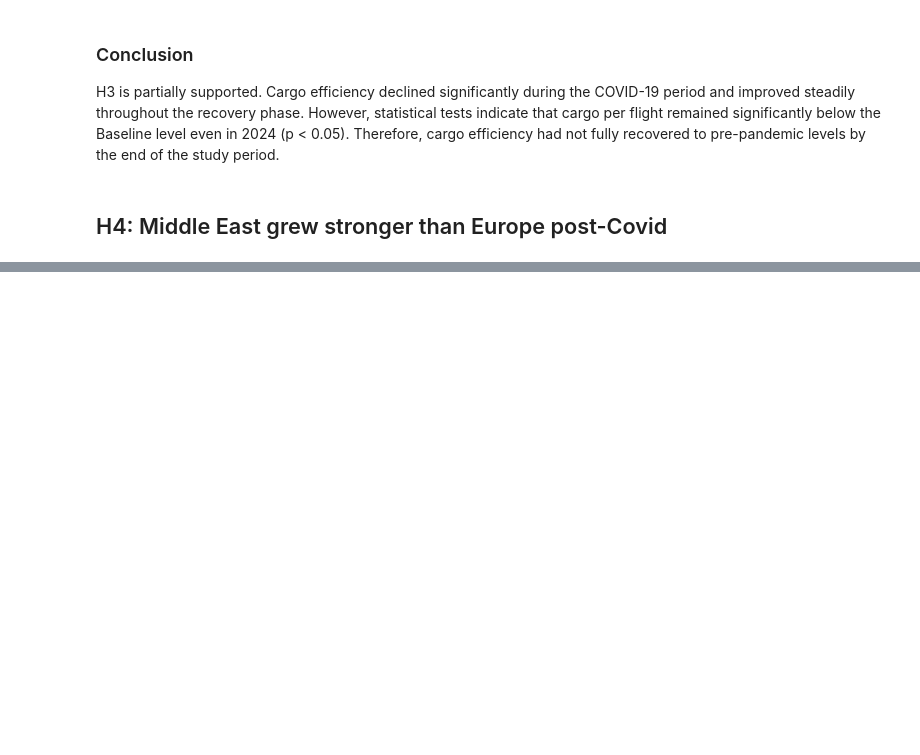
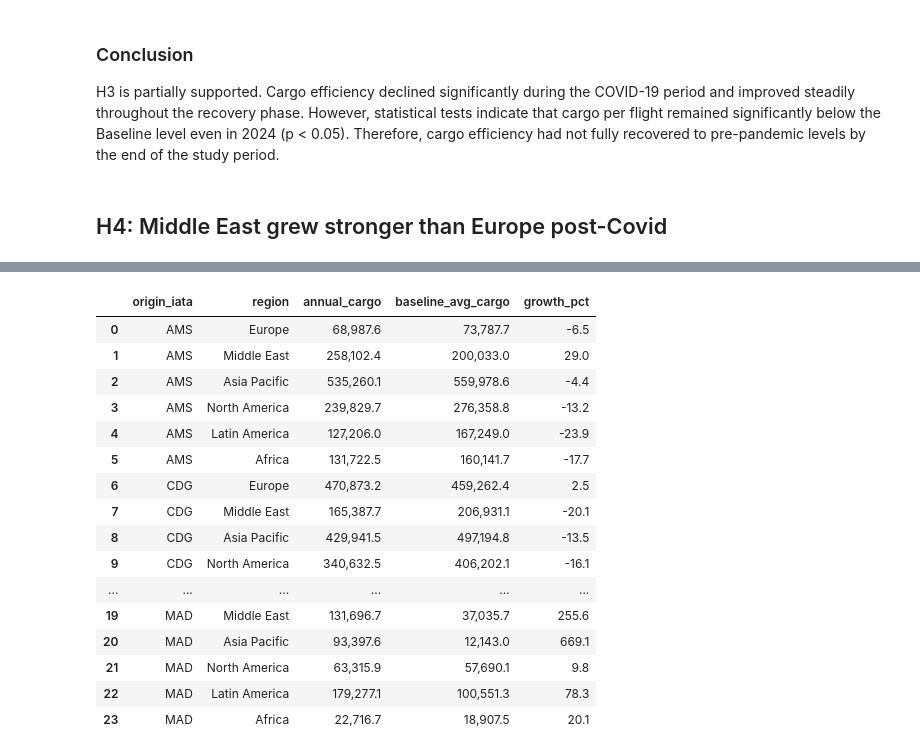
Before and after one commit to h-albrecht-ams/Capstone-Project, a Jupyter notebook: python/01_cargo_analysis.ipynb, the cells around one changed output, grey strips where cells are left out. Cells and saved outputs as stored; diff of their text form; code cells hidden in the pictures; blank space fills up the shorter version.

```diff
--- a/python/01_cargo_analysis.ipynb
+++ b/python/01_cargo_analysis.ipynb
@@ -2860,0 +2989,14 @@ H4
+# %%
+# Purpose:
+# Filters the dataset to include only the year 2024.
+
+h4_2024 = h4_recovery[h4_recovery["year"] == 2024].copy()
+# %%
+# Purpose:
+# Calculates the percentage growth in cargo volume for 2024 compared to the baseline average.
+
+h4_2024["growth_pct"] = (
+    (h4_2024["annual_cargo"] - h4_2024["baseline_avg_cargo"])
+    / h4_2024["baseline_avg_cargo"]
+    * 100
+)
@@ -2860,0 +3020,41 @@ H4
+# %%
+# Defines a custom region order for consistent tables and visualizations.
+region_order = [
+    "Europe",
+    "Middle East",
+    "Asia Pacific",
+    "North America",
+    "Latin America",
+    "Africa"
+]
+
+h4_2024["region"] = pd.Categorical(
+    h4_2024["region"],
+    categories=region_order,
+    ordered=True
+)
+
+h4_2024[
+    ["origin_iata", "region", "annual_cargo",
+     "baseline_avg_cargo", "growth_pct"]
+].sort_values(
+    by=["origin_iata", "region"]
+).reset_index(drop=True)
+# %% [output]
+|  | origin_iata | region | annual_cargo | baseline_avg_cargo | growth_pct |
+| 0 | AMS | Europe | 68,987.6 | 73,787.7 | -6.5 |
+| 1 | AMS | Middle East | 258,102.4 | 200,033.0 | 29.0 |
+| 2 | AMS | Asia Pacific | 535,260.1 | 559,978.6 | -4.4 |
+| 3 | AMS | North America | 239,829.7 | 276,358.8 | -13.2 |
+| 4 | AMS | Latin America | 127,206.0 | 167,249.0 | -23.9 |
+| 5 | AMS | Africa | 131,722.5 | 160,141.7 | -17.7 |
+| 6 | CDG | Europe | 470,873.2 | 459,262.4 | 2.5 |
+| 7 | CDG | Middle East | 165,387.7 | 206,931.1 | -20.1 |
+| 8 | CDG | Asia Pacific | 429,941.5 | 497,194.8 | -13.5 |
+| 9 | CDG | North America | 340,632.5 | 406,202.1 | -16.1 |
+| ... | ... | ... | ... | ... | ... |
+| 19 | MAD | Middle East | 131,696.7 | 37,035.7 | 255.6 |
+| 20 | MAD | Asia Pacific | 93,397.6 | 12,143.0 | 669.1 |
+| 21 | MAD | North America | 63,315.9 | 57,690.1 | 9.8 |
+| 22 | MAD | Latin America | 179,277.1 | 100,551.3 | 78.3 |
+| 23 | MAD | Africa | 22,716.7 | 18,907.5 | 20.1 |
```
Also changed, not shown: parts of 36 cells of this notebook.
